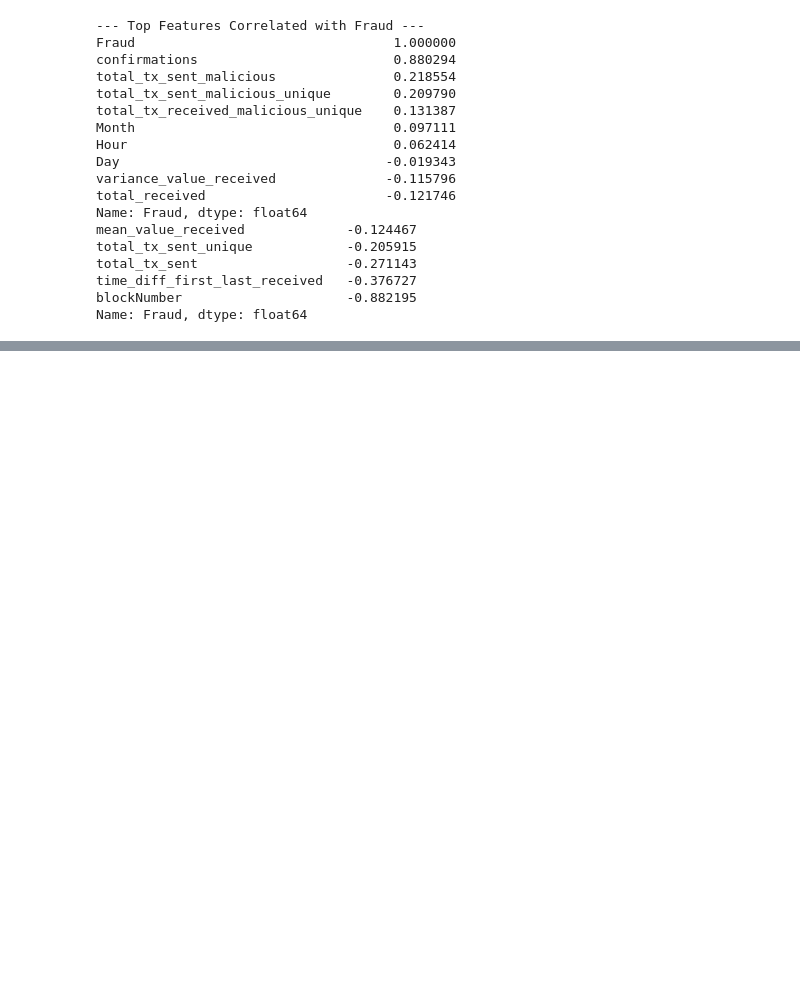
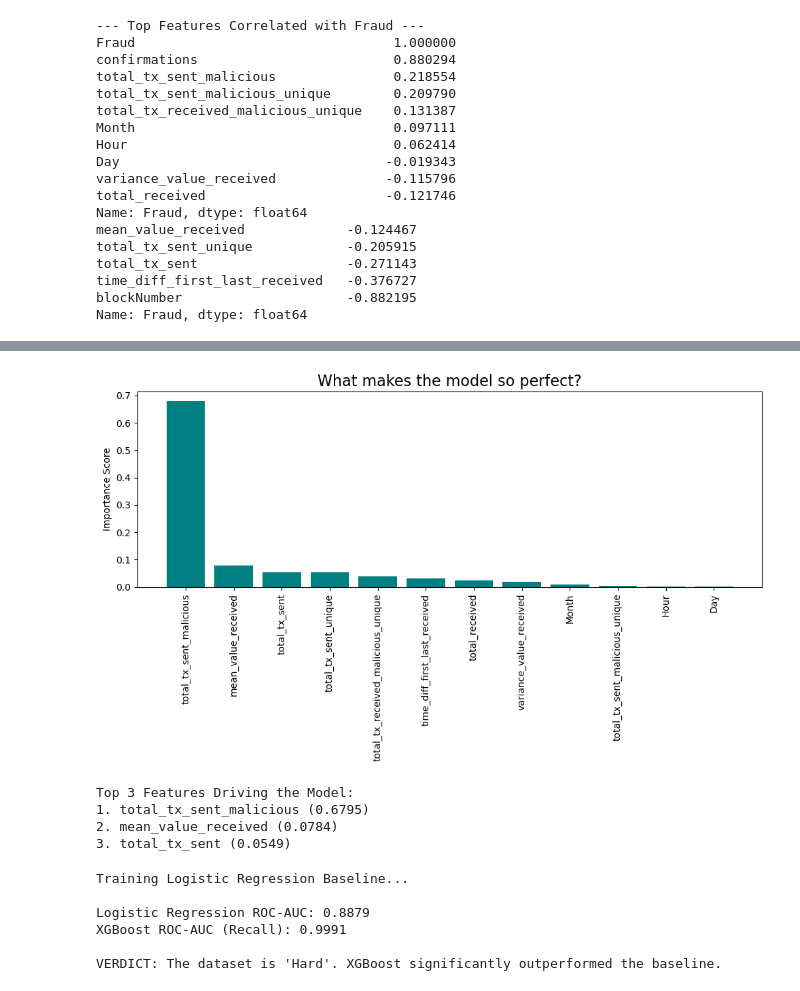
Before and after one commit to jessicabat/crypto-risk-scoring, a Jupyter notebook: notebooks/etfd.ipynb, the cells around one changed output, grey strips where cells are left out. Cells and saved outputs as stored; diff of their text form; code cells hidden in the pictures; blank space fills up the shorter version.

```diff
--- a/notebooks/etfd.ipynb
+++ b/notebooks/etfd.ipynb
@@ -73,3 +88,7 @@ total_tx_sent                   -0.271143
 time_diff_first_last_received   -0.376727
 blockNumber                     -0.882195
 Name: Fraud, dtype: float64
+# %%
+# dropping non-informative columns
+df_train = df.drop(columns=['blockNumber', 'confirmations'])
+df_train.head()
@@ -75,0 +234,64 @@ Name: Fraud, dtype: float64
+# %%
+# --- INVESTIGATE: FEATURE IMPORTANCE ---
+# This tells us exactly what the model is looking at.
+
+features = X_train.columns
+importances = model.feature_importances_
+indices = np.argsort(importances)[::-1] # Sort descending
+
+# Plot
+plt.figure(figsize=(10, 6))
+plt.title("What makes the model so perfect?", fontsize=16)
+plt.bar(range(X_train.shape[1]), importances[indices], align="center", color='teal')
+plt.xticks(range(X_train.shape[1]), features[indices], rotation=90)
+plt.xlim([-1, X_train.shape[1]])
+plt.ylabel("Importance Score")
+plt.tight_layout()
+plt.show()
+
+# Print Top 3 for clarity
+print("Top 3 Features Driving the Model:")
+for i in range(3):
+    print(f"{i+1}. {features[indices[i]]} ({importances[indices[i]]:.4f})")
+# %% [output]
+[figure, added]
+Top 3 Features Driving the Model:
+1. total_tx_sent_malicious (0.6795)
+2. mean_value_received (0.0784)
+3. total_tx_sent (0.0549)
+# %%
+from sklearn.linear_model import LogisticRegression
+from sklearn.preprocessing import StandardScaler
+from sklearn.pipeline import Pipeline
+
+# --- BASELINE: LOGISTIC REGRESSION ---
+# Logistic Regression requires scaling (StandardScaler) to work well.
+# We use a Pipeline to keep it clean.
+
+lr_pipeline = Pipeline([
+    ('scaler', StandardScaler()), # Step 1: Scale data
+    ('classifier', LogisticRegression(random_state=42, max_iter=1000)) # Step 2: Linear Model
+])
+
+print("Training Logistic Regression Baseline...")
+lr_pipeline.fit(X_train, y_train)
+
+# Evaluate
+y_prob_lr = lr_pipeline.predict_proba(X_val)[:, 1]
+roc_lr = roc_auc_score(y_val, y_prob_lr)
+
+print(f"\nLogistic Regression ROC-AUC: {roc_lr:.4f}")
+print(f"XGBoost ROC-AUC (Recall): {roc_auc_score(y_val, y_prob):.4f}")
+
+if roc_lr > 0.95:
+    print("\nVERDICT: The dataset is 'Easy' (Linearly Separable).")
+    print("Recommendation: To impress recruiters, we should make the task harder.")
+else:
+    print("\nVERDICT: The dataset is 'Hard'. XGBoost significantly outperformed the baseline.")
+# %% [output]
+Training Logistic Regression Baseline...
+
+Logistic Regression ROC-AUC: 0.8879
+XGBoost ROC-AUC (Recall): 0.9991
+
+VERDICT: The dataset is 'Hard'. XGBoost significantly outperformed the baseline.
```
Also changed, not shown: parts of 15 cells of this notebook.
